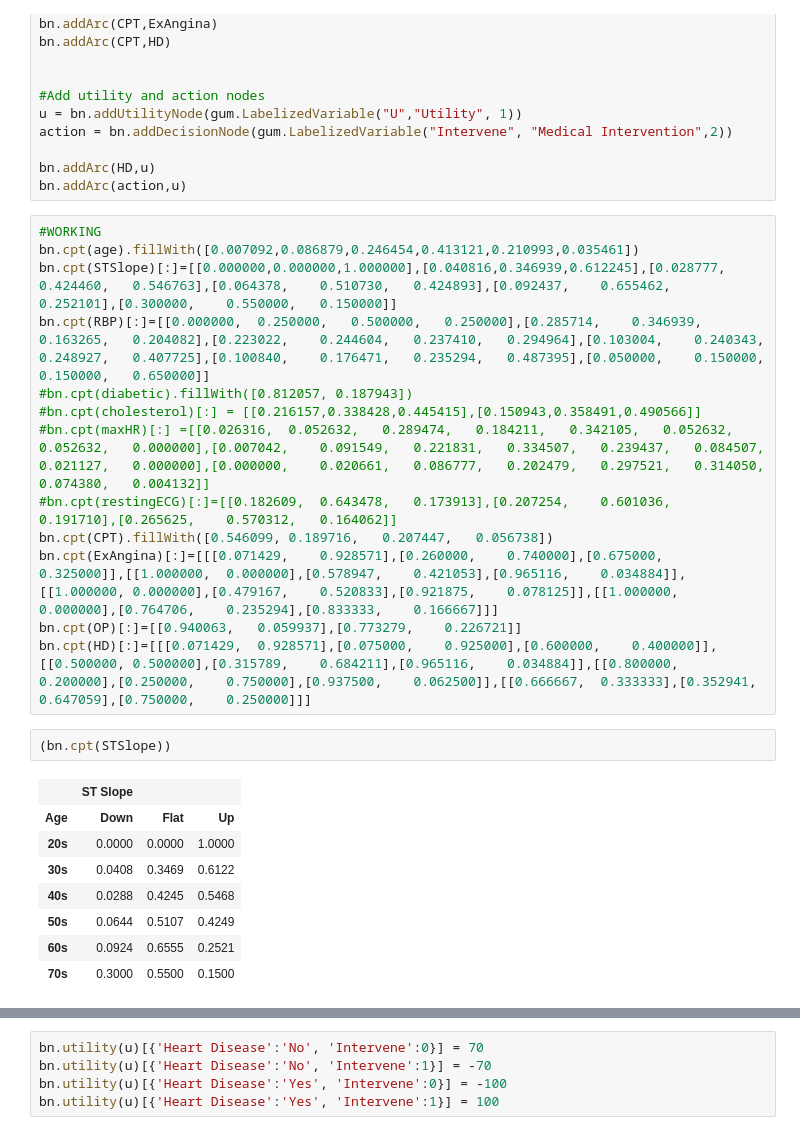
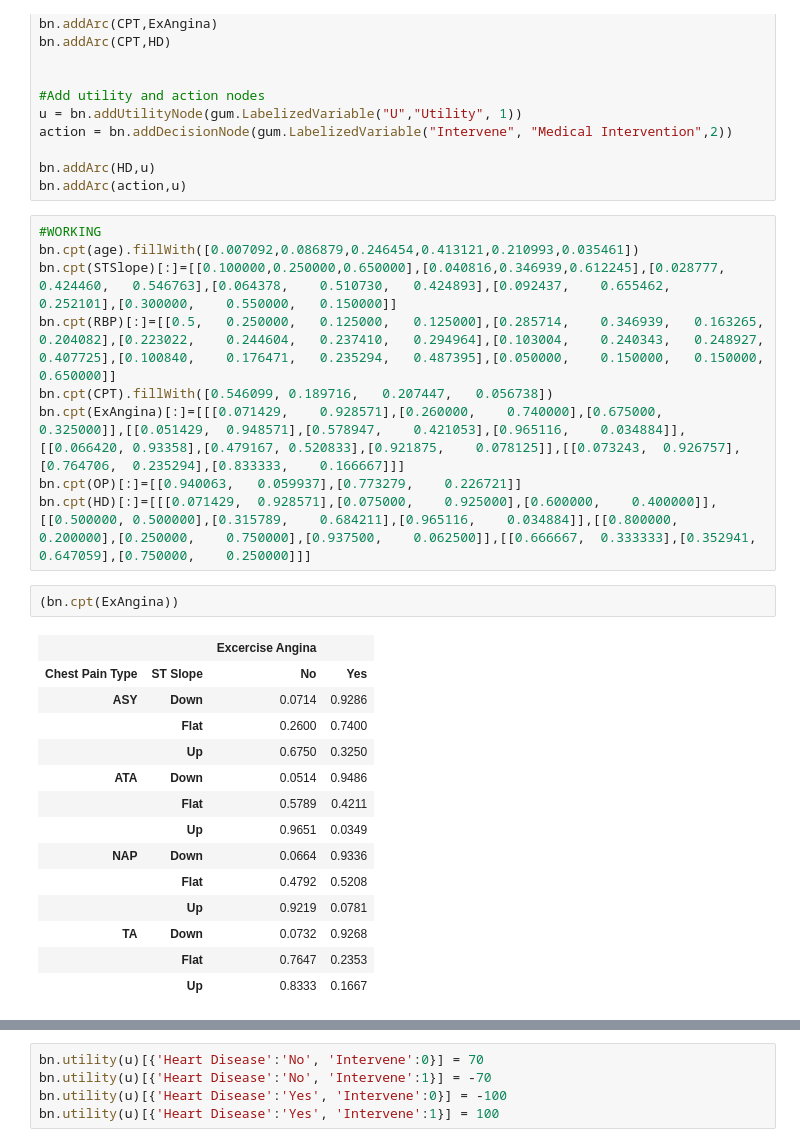
Before and after one commit to Rahul-Mistri/Bayesian-Network-for-Cardiovascular-Disease-Prediction, a Jupyter notebook: Network.ipynb, the cells around one changed output, grey strips where cells are left out. Saved outputs shown, nothing was run; the diff lists cells and outputs as text.

```diff
--- a/Network.ipynb
+++ b/Network.ipynb
@@ -53,24 +53,26 @@ bn.addArc(action,u)
 # %%
 #WORKING
 bn.cpt(age).fillWith([0.007092,0.086879,0.246454,0.413121,0.210993,0.035461])
-bn.cpt(STSlope)[:]=[[0.000000,0.000000,1.000000],[0.040816,0.346939,0.612245],[0.028777,	0.424460,	0.546763],[0.064378,	0.510730,	0.424893],[0.092437,	0.655462,	0.252101],[0.300000,	0.550000,	0.150000]]
-bn.cpt(RBP)[:]=[[0.000000,	0.250000,	0.500000,	0.250000],[0.285714,	0.346939,	0.163265,	0.204082],[0.223022,	0.244604,	0.237410,	0.294964],[0.103004,	0.240343,	0.248927,	0.407725],[0.100840,	0.176471,	0.235294,	0.487395],[0.050000,	0.150000,	0.150000,	0.650000]]
-#bn.cpt(diabetic).fillWith([0.812057, 0.187943])
-#bn.cpt(cholesterol)[:] = [[0.216157,0.338428,0.445415],[0.150943,0.358491,0.490566]]
-#bn.cpt(maxHR)[:] =[[0.026316,	0.052632,	0.289474,	0.184211,	0.342105,	0.052632,	0.052632,	0.000000],[0.007042,	0.091549,	0.221831,	0.334507,	0.239437,	0.084507,	0.021127,	0.000000],[0.000000,	0.020661,	0.086777,	0.202479,	0.297521,	0.314050,	0.074380,	0.004132]]
-#bn.cpt(restingECG)[:]=[[0.182609,	0.643478,	0.173913],[0.207254,	0.601036,	0.191710],[0.265625,	0.570312,	0.164062]]
+bn.cpt(STSlope)[:]=[[0.100000,0.250000,0.650000],[0.040816,0.346939,0.612245],[0.028777,	0.424460,	0.546763],[0.064378,	0.510730,	0.424893],[0.092437,	0.655462,	0.252101],[0.300000,	0.550000,	0.150000]]
+bn.cpt(RBP)[:]=[[0.5,	0.250000,	0.125000,	0.125000],[0.285714,	0.346939,	0.163265,	0.204082],[0.223022,	0.244604,	0.237410,	0.294964],[0.103004,	0.240343,	0.248927,	0.407725],[0.100840,	0.176471,	0.235294,	0.487395],[0.050000,	0.150000,	0.150000,	0.650000]]
 bn.cpt(CPT).fillWith([0.546099,	0.189716,	0.207447,	0.056738])
-bn.cpt(ExAngina)[:]=[[[0.071429,	0.928571],[0.260000,	0.740000],[0.675000,	0.325000]],[[1.000000,	0.000000],[0.578947,	0.421053],[0.965116,	0.034884]],[[1.000000,	0.000000],[0.479167,	0.520833],[0.921875,	0.078125]],[[1.000000,	0.000000],[0.764706,	0.235294],[0.833333,	0.166667]]]
+bn.cpt(ExAngina)[:]=[[[0.071429,	0.928571],[0.260000,	0.740000],[0.675000,	0.325000]],[[0.051429,	0.948571],[0.578947,	0.421053],[0.965116,	0.034884]],[[0.066420,	0.93358],[0.479167,	0.520833],[0.921875,	0.078125]],[[0.073243,	0.926757],[0.764706,	0.235294],[0.833333,	0.166667]]]
 bn.cpt(OP)[:]=[[0.940063,	0.059937],[0.773279,	0.226721]]
 bn.cpt(HD)[:]=[[[0.071429,	0.928571],[0.075000,	0.925000],[0.600000,	0.400000]],[[0.500000,	0.500000],[0.315789,	0.684211],[0.965116,	0.034884]],[[0.800000,	0.200000],[0.250000,	0.750000],[0.937500,	0.062500]],[[0.666667,	0.333333],[0.352941,	0.647059],[0.750000,	0.250000]]]
 # %%
-(bn.cpt(STSlope))
+(bn.cpt(ExAngina))
 # %% [output]
-|  | ST Slope |  |  |
-| Age | Down | Flat | Up |
-| 20s | 0.0000 | 0.0000 | 1.0000 |
-| 30s | 0.0408 | 0.3469 | 0.6122 |
-| 40s | 0.0288 | 0.4245 | 0.5468 |
-| 50s | 0.0644 | 0.5107 | 0.4249 |
-| 60s | 0.0924 | 0.6555 | 0.2521 |
-| 70s | 0.3000 | 0.5500 | 0.1500 |
+|  |  | Excercise Angina |  |
+| Chest Pain Type | ST Slope | No | Yes |
+| ASY | Down | 0.0714 | 0.9286 |
+|  | Flat | 0.2600 | 0.7400 |
+|  | Up | 0.6750 | 0.3250 |
+| ATA | Down | 0.0514 | 0.9486 |
+|  | Flat | 0.5789 | 0.4211 |
+|  | Up | 0.9651 | 0.0349 |
+| NAP | Down | 0.0664 | 0.9336 |
+|  | Flat | 0.4792 | 0.5208 |
+|  | Up | 0.9219 | 0.0781 |
+| TA | Down | 0.0732 | 0.9268 |
+|  | Flat | 0.7647 | 0.2353 |
+|  | Up | 0.8333 | 0.1667 |
```
Also changed, not shown: parts of 2 cells of this notebook.
